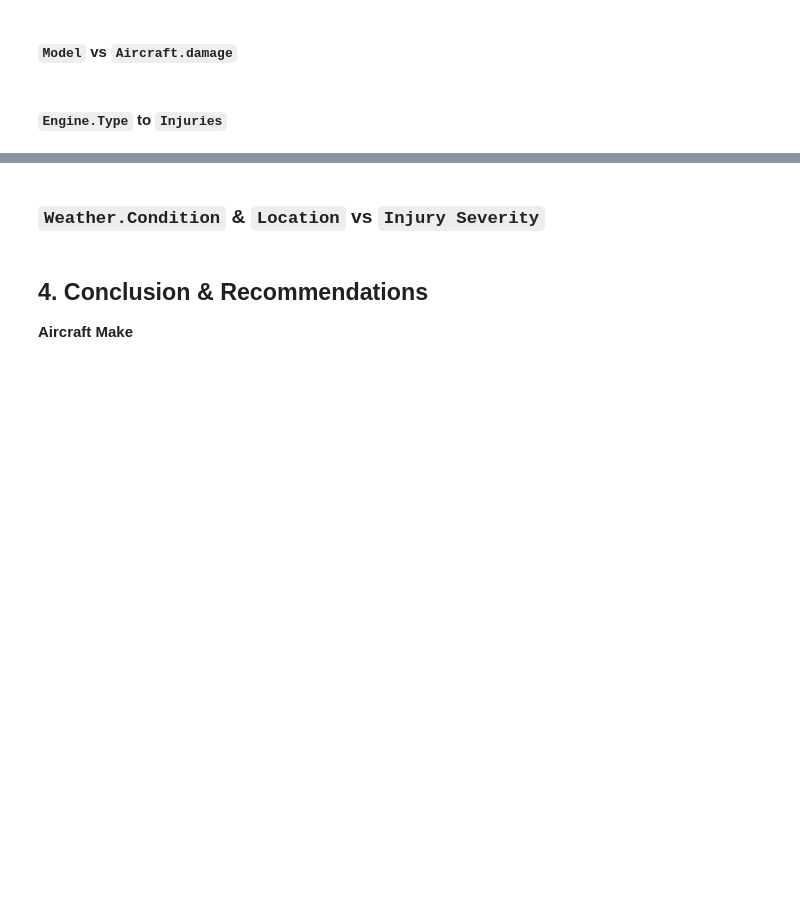
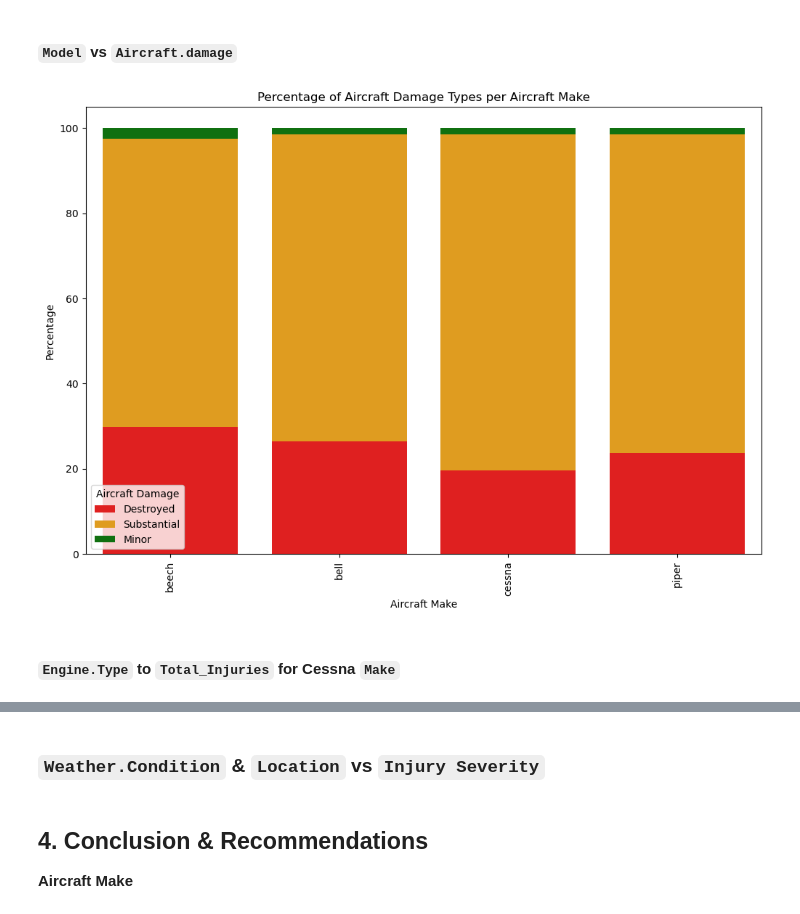
Before and after one commit to erankova/Fortune-Inc-Aviation-Analysis, a Jupyter notebook: Exploration.ipynb, the cells around one changed output, grey strips where cells are left out. Drawn from its saved outputs; the diff is of its cells as text; code cells hidden in the pictures; blank space fills up the shorter version.

```diff
--- a/Exploration.ipynb
+++ b/Exploration.ipynb
@@ -1144,4 +1211,34 @@ top4_make_data.groupby(['Make', 'Aircraft.damage']).size().unstack().apply(lambd
 # %% [markdown]
 #### `Model` vs `Aircraft.damage`
+# %%
+# We can use previously established DataFrame
+top4_make_data
+
+# Calculate percentage values for each category per 'Make'
+percentage_damage = top4_make_data.groupby(['Make', 'Aircraft.damage']).size().unstack().apply(lambda x: x / x.sum(), axis=1) * 100
+
+# Stacks the DataFrame to create a Percentage column and restablishes 'Aircraft.damage'
+# column to be used as 'hue'
+stacked_percentage_damage = percentage_damage.stack().reset_index(name='Percentage')
+
+# Create a bar plot with percentage values
+plt.figure(figsize=(12, 8))
+
+# Use hue parameter to stack 'destroyed', 'substantial', 'minor' categories
+sns.barplot(x='Make', y='destroyed', data=percentage_damage.reset_index(), color='red', label='Destroyed')
+sns.barplot(x='Make', y='substantial', data=percentage_damage.reset_index(), color='orange', label='Substantial', bottom=percentage_damage['destroyed'])
+sns.barplot(x='Make', y='minor', data=percentage_damage.reset_index(), color='green', label='Minor', bottom=percentage_damage['destroyed'] + percentage_damage['substantial'])
+
+# Add labels and title
+plt.xlabel('Aircraft Make')
+plt.ylabel('Percentage')
+plt.title('Percentage of Aircraft Damage Types per Aircraft Make')
+plt.xticks(rotation=90)
+plt.legend(title='Aircraft Damage')
+
+# Show the plot
+plt.show();
+# %% [output]
+[figure, added]
 # %% [markdown]
-#### `Engine.Type` to `Injuries`
+#### `Engine.Type` to `Total_Injuries` for Cessna `Make`
```
Also changed, not shown: parts of 30 cells of this notebook, 1 other file.
